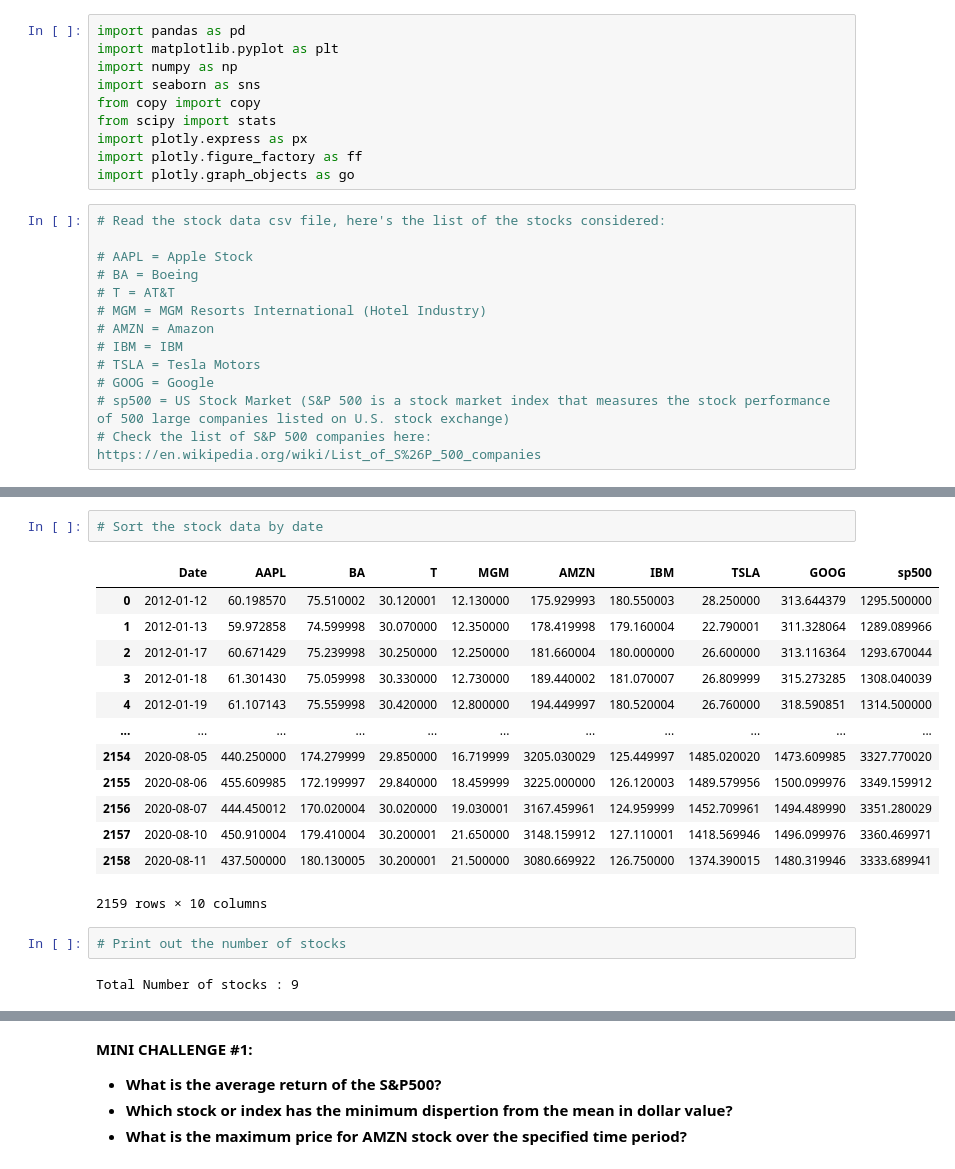
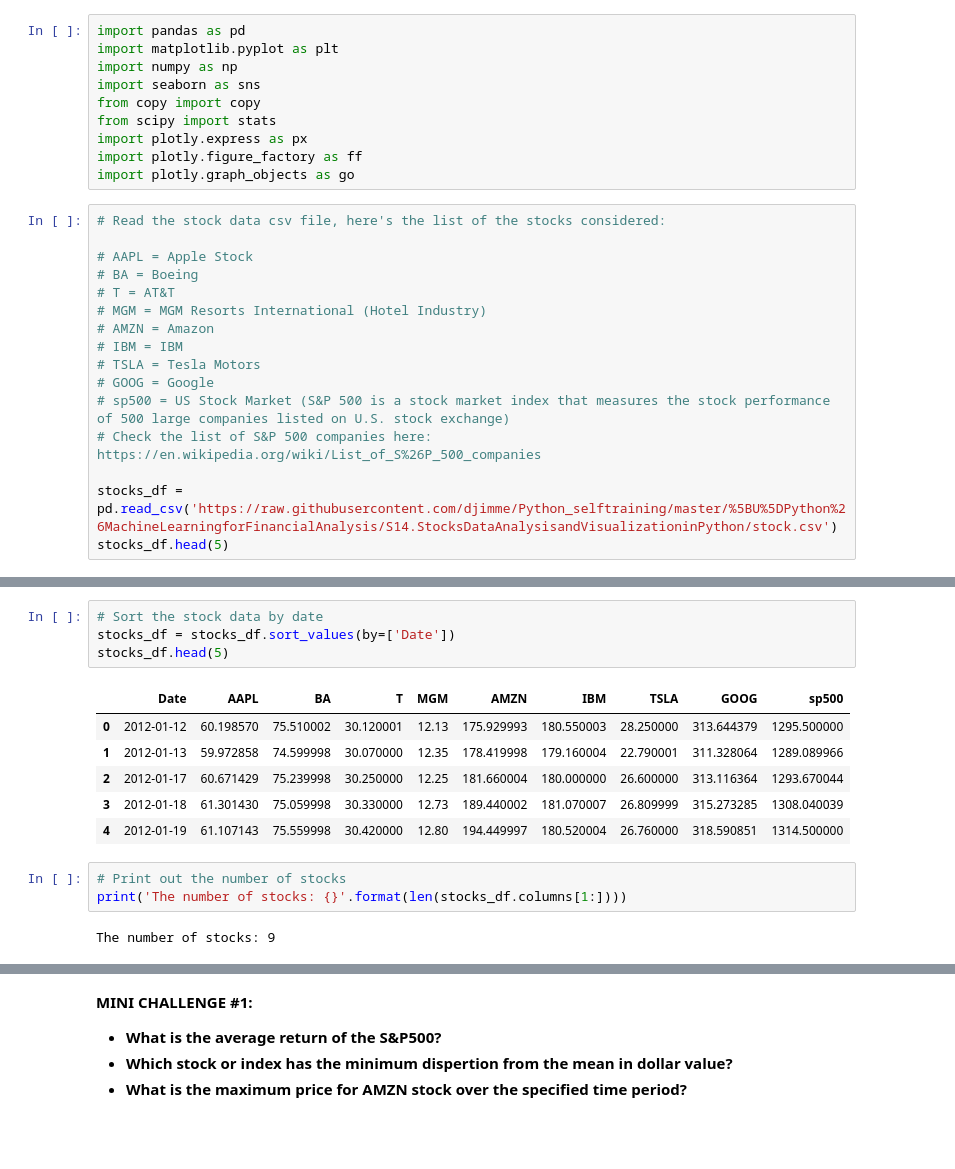
Before and after one commit to djimme/Python_selftraining, a Jupyter notebook: [U]Python&MachineLearningforFinancialAnalysis/S14.StocksDataAnalysisandVisualizationinPython/Finance_101_Stocks_Data_Analysis_and_Visualization_Skeleton.ipynb, the cells around one changed output, grey strips where cells are left out. Saved outputs shown, nothing was run; the diff lists cells and outputs as text; blank space fills up the shorter version.

```diff
--- a/[U]Python&MachineLearningforFinancialAnalysis/S14.StocksDataAnalysisandVisualizationinPython/Finance_101_Stocks_Data_Analysis_and_Visualization_Skeleton.ipynb
+++ b/[U]Python&MachineLearningforFinancialAnalysis/S14.StocksDataAnalysisandVisualizationinPython/Finance_101_Stocks_Data_Analysis_and_Visualization_Skeleton.ipynb
@@ -35,5 +35,8 @@ import plotly.graph_objects as go
 # GOOG = Google
 # sp500 = US Stock Market (S&P 500 is a stock market index that measures the stock performance of 500 large companies listed on U.S. stock exchange)
 # Check the list of S&P 500 companies here: https://en.wikipedia.org/wiki/List_of_S%26P_500_companies
+
+stocks_df = pd.read_csv('https://raw.githubusercontent.com/djimme/Python_selftraining/master/%5BU%5DPython%26MachineLearningforFinancialAnalysis/S14.StocksDataAnalysisandVisualizationinPython/stock.csv')
+stocks_df.head(5)
 # %% [output]
 |  | Date | AAPL | BA | T | MGM | AMZN | IBM | TSLA | GOOG | sp500 |
@@ -52,22 +48,18 @@ import plotly.graph_objects as go
 # %%
 # Sort the stock data by date
+stocks_df = stocks_df.sort_values(by=['Date'])
+stocks_df.head(5)
 # %% [output]
 |  | Date | AAPL | BA | T | MGM | AMZN | IBM | TSLA | GOOG | sp500 |
-| 0 | 2012-01-12 | 60.198570 | 75.510002 | 30.120001 | 12.130000 | 175.929993 | 180.550003 | 28.250000 | 313.644379 | 1295.500000 |
-| 1 | 2012-01-13 | 59.972858 | 74.599998 | 30.070000 | 12.350000 | 178.419998 | 179.160004 | 22.790001 | 311.328064 | 1289.089966 |
-| 2 | 2012-01-17 | 60.671429 | 75.239998 | 30.250000 | 12.250000 | 181.660004 | 180.000000 | 26.600000 | 313.116364 | 1293.670044 |
-| 3 | 2012-01-18 | 61.301430 | 75.059998 | 30.330000 | 12.730000 | 189.440002 | 181.070007 | 26.809999 | 315.273285 | 1308.040039 |
-| 4 | 2012-01-19 | 61.107143 | 75.559998 | 30.420000 | 12.800000 | 194.449997 | 180.520004 | 26.760000 | 318.590851 | 1314.500000 |
-| ... | ... | ... | ... | ... | ... | ... | ... | ... | ... | ... |
-| 2154 | 2020-08-05 | 440.250000 | 174.279999 | 29.850000 | 16.719999 | 3205.030029 | 125.449997 | 1485.020020 | 1473.609985 | 3327.770020 |
-| 2155 | 2020-08-06 | 455.609985 | 172.199997 | 29.840000 | 18.459999 | 3225.000000 | 126.120003 | 1489.579956 | 1500.099976 | 3349.159912 |
-| 2156 | 2020-08-07 | 444.450012 | 170.020004 | 30.020000 | 19.030001 | 3167.459961 | 124.959999 | 1452.709961 | 1494.489990 | 3351.280029 |
-| 2157 | 2020-08-10 | 450.910004 | 179.410004 | 30.200001 | 21.650000 | 3148.159912 | 127.110001 | 1418.569946 | 1496.099976 | 3360.469971 |
-| 2158 | 2020-08-11 | 437.500000 | 180.130005 | 30.200001 | 21.500000 | 3080.669922 | 126.750000 | 1374.390015 | 1480.319946 | 3333.689941 |
+| 0 | 2012-01-12 | 60.198570 | 75.510002 | 30.120001 | 12.13 | 175.929993 | 180.550003 | 28.250000 | 313.644379 | 1295.500000 |
+| 1 | 2012-01-13 | 59.972858 | 74.599998 | 30.070000 | 12.35 | 178.419998 | 179.160004 | 22.790001 | 311.328064 | 1289.089966 |
+| 2 | 2012-01-17 | 60.671429 | 75.239998 | 30.250000 | 12.25 | 181.660004 | 180.000000 | 26.600000 | 313.116364 | 1293.670044 |
+| 3 | 2012-01-18 | 61.301430 | 75.059998 | 30.330000 | 12.73 | 189.440002 | 181.070007 | 26.809999 | 315.273285 | 1308.040039 |
+| 4 | 2012-01-19 | 61.107143 | 75.559998 | 30.420000 | 12.80 | 194.449997 | 180.520004 | 26.760000 | 318.590851 | 1314.500000 |
-2159 rows × 10 columns
 # %%
 # Print out the number of stocks
+print('The number of stocks: {}'.format(len(stocks_df.columns[1:])))
 # %% [output]
-Total Number of stocks : 9
+The number of stocks: 9
 # %%
 # Print the name of stocks
```
Also changed, not shown: parts of 6 cells of this notebook.
